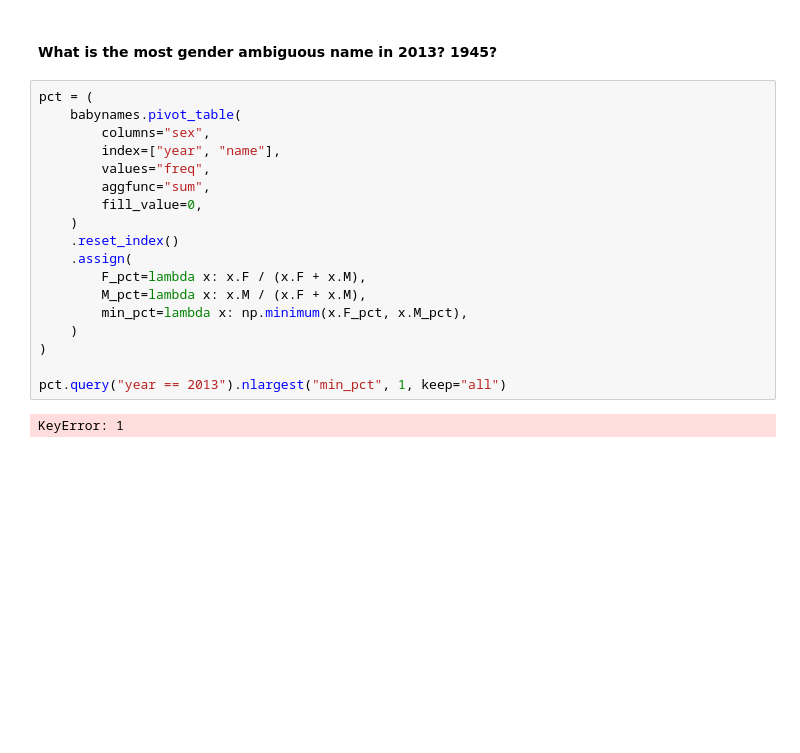
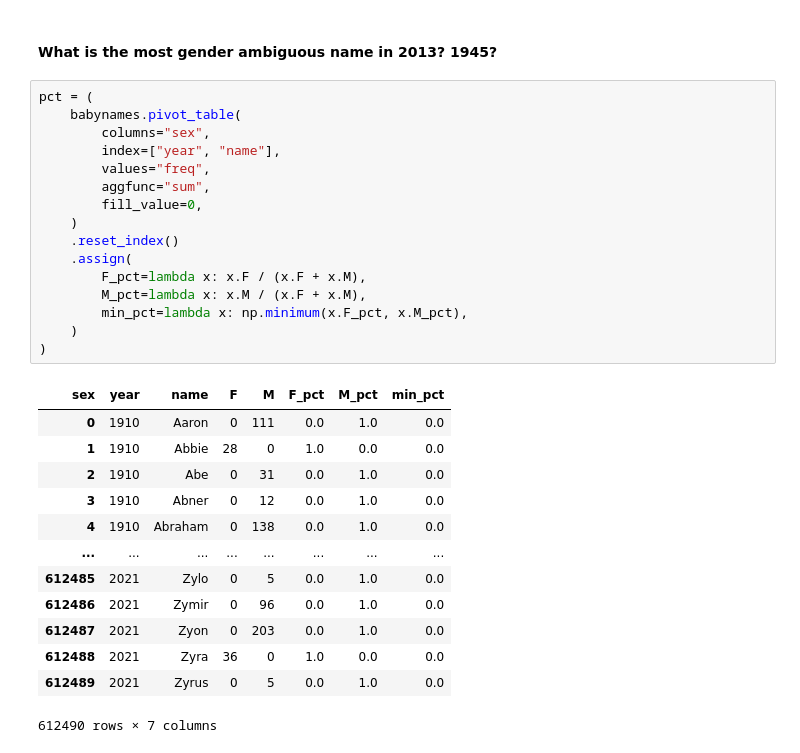
Before and after one commit to J-ZW-Wang/ss_data_project, a Jupyter notebook: Capital_One_Baby_Names/Baby names.ipynb, the cells around one changed output. Cells and saved outputs as stored; diff of their text form; blank space fills up the shorter version.

```diff
--- a/Capital_One_Baby_Names/Baby names.ipynb
+++ b/Capital_One_Baby_Names/Baby names.ipynb
@@ -113,20 +113,30 @@ babynames.groupby("name", as_index=False).freq.sum().sort_values(
 # %%
 pct = (
     babynames.pivot_table(
         columns="sex",
         index=["year", "name"],
         values="freq",
         aggfunc="sum",
         fill_value=0,
     )
     .reset_index()
     .assign(
         F_pct=lambda x: x.F / (x.F + x.M),
         M_pct=lambda x: x.M / (x.F + x.M),
         min_pct=lambda x: np.minimum(x.F_pct, x.M_pct),
     )
 )
-
-pct.query("year == 2013").nlargest("min_pct", 1, keep="all")
 # %% [output]
+| sex | year | name | F | M | F_pct | M_pct | min_pct |
+| 0 | 1910 | Aaron | 0 | 111 | 0.0 | 1.0 | 0.0 |
+| 1 | 1910 | Abbie | 28 | 0 | 1.0 | 0.0 | 0.0 |
+| 2 | 1910 | Abe | 0 | 31 | 0.0 | 1.0 | 0.0 |
+| 3 | 1910 | Abner | 0 | 12 | 0.0 | 1.0 | 0.0 |
+| 4 | 1910 | Abraham | 0 | 138 | 0.0 | 1.0 | 0.0 |
+| ... | ... | ... | ... | ... | ... | ... | ... |
+| 612485 | 2021 | Zylo | 0 | 5 | 0.0 | 1.0 | 0.0 |
+| 612486 | 2021 | Zymir | 0 | 96 | 0.0 | 1.0 | 0.0 |
+| 612487 | 2021 | Zyon | 0 | 203 | 0.0 | 1.0 | 0.0 |
+| 612488 | 2021 | Zyra | 36 | 0 | 1.0 | 0.0 | 0.0 |
+| 612489 | 2021 | Zyrus | 0 | 5 | 0.0 | 1.0 | 0.0 |
-KeyError: 1
+612490 rows × 7 columns
```
Also changed, not shown: parts of 13 cells of this notebook.
